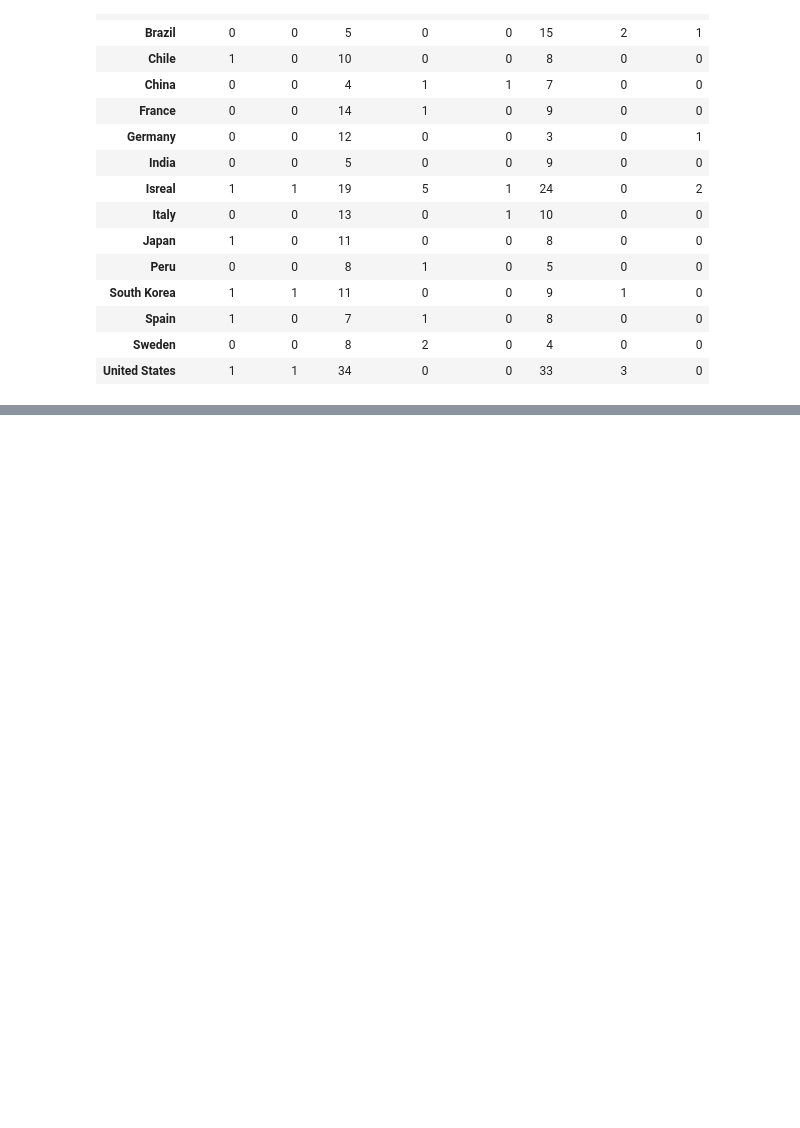
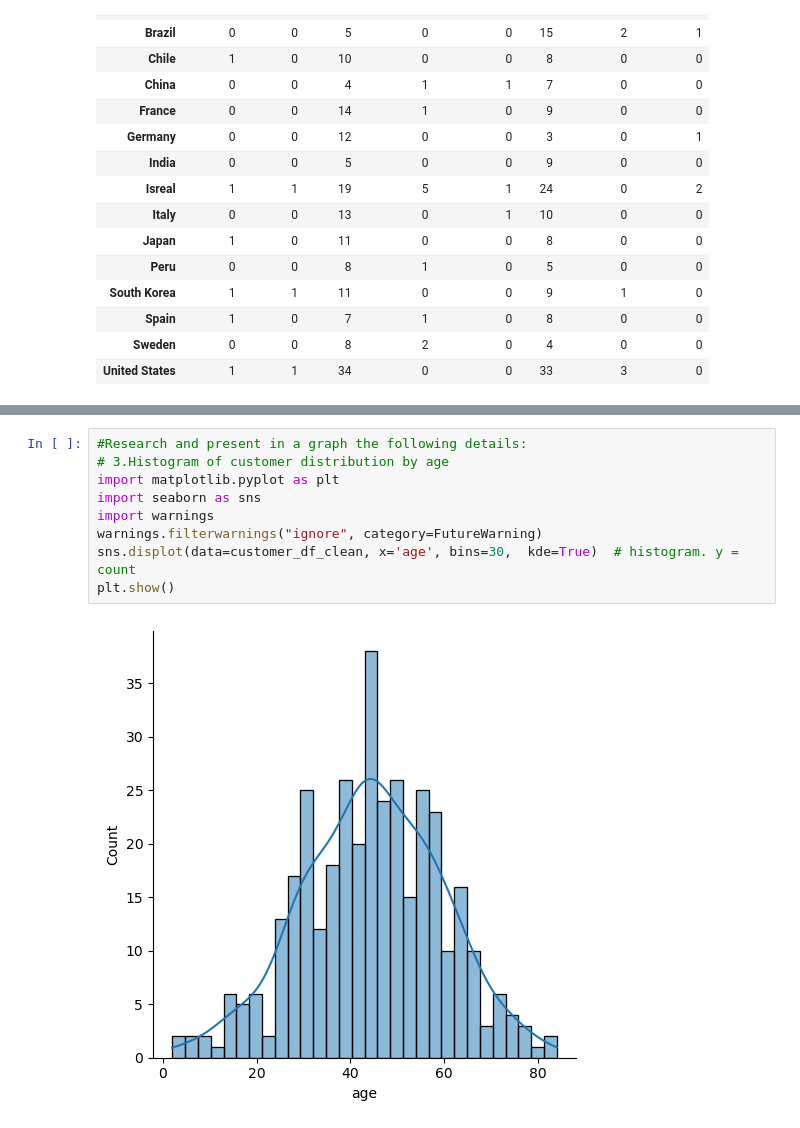
Before and after one commit to ShaniStaretz-ai/dataScience-14-May-25-Exam-b, a Jupyter notebook: Question2.ipynb, the cells around one changed output, grey strips where cells are left out. Drawn from its saved outputs; the diff is of its cells as text; blank space fills up the shorter version.

Commit message:
question2: Graphs(3,6)

```diff
--- a/Question2.ipynb
+++ b/Question2.ipynb
@@ -99,0 +116,11 @@ pd.pivot_table(
+# %%
+#Research and present in a graph the following details:
+# 3.Histogram of customer distribution by age
+import matplotlib.pyplot as plt
+import seaborn as sns
+import warnings
+warnings.filterwarnings("ignore", category=FutureWarning)
+sns.displot(data=customer_df_clean, x='age', bins=30,  kde=True)  # histogram. y = count
+plt.show()
+# %% [output]
+[figure, added]
```
Also changed, not shown: parts of 7 cells of this notebook, 1 other file.
